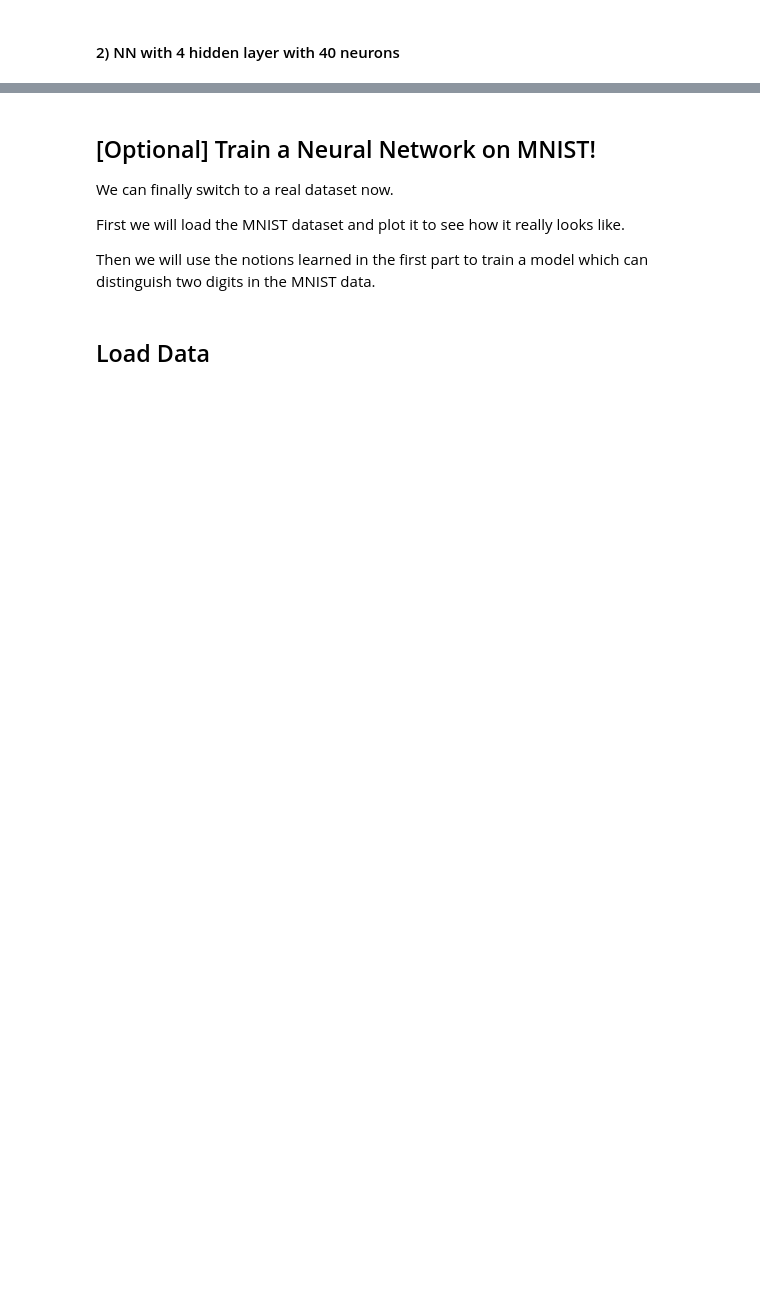
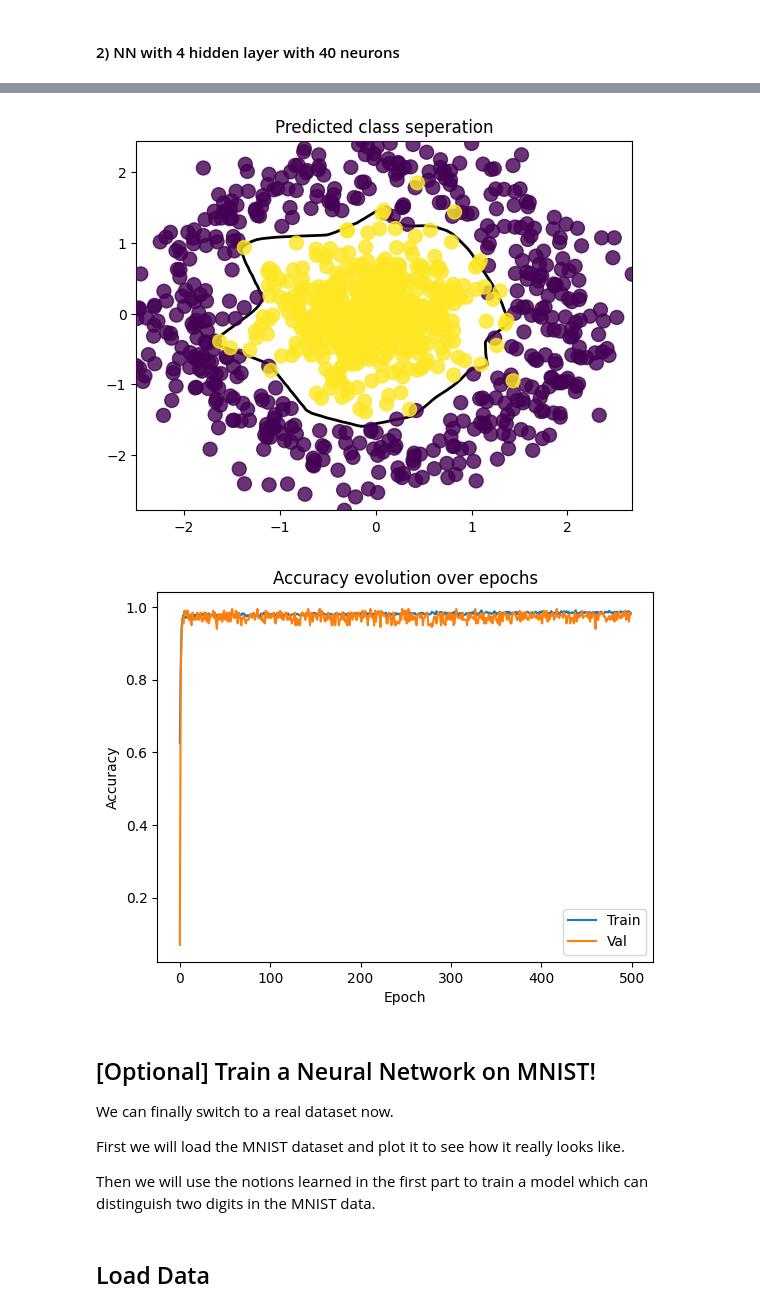
Before and after one commit to mariomine88/Unige_code, a Jupyter notebook: Master/First/ML/lab5/Lab5-NNs.ipynb, the cells around one changed output, grey strips where cells are left out. Saved outputs shown, nothing was run; the diff lists cells and outputs as text; code cells hidden in the pictures; blank space fills up the shorter version.

```diff
--- a/Master/First/ML/lab5/Lab5-NNs.ipynb
+++ b/Master/First/ML/lab5/Lab5-NNs.ipynb
@@ -180,3 +242,34 @@ print(f"Training error: {train_err*100: .2f}%, Test error: {test_err*100: .2f}%"
 #### 2) NN with 4 hidden layer with  40 neurons
 # %%
 # Repeat the previous code but with 4 hidden layers with 40 neurons (in each layer)
+model = Sequential()
+
+# Add layers
+# TODO: Put your code here
+model.add(Dense(40, input_dim=2, activation='relu'))
+model.add(Dense(40, input_dim=40, activation='relu'))
+model.add(Dense(40, input_dim=40, activation='relu'))
+model.add(Dense(40, input_dim=40, activation='relu'))
+model.add(Dense(1, activation='sigmoid'))  # This is the last layer, it should have 1 neuron and the sigmoid activation
+model.compile(
+    optimizer=keras.optimizers.SGD(learning_rate=0.05), # Algorithm used for optimization
+    loss='binary_crossentropy',                         # The loss function
+    metrics=['accuracy'],                               # Metrics to evaluate the goodness of predictions
+)
+
+
+# Fit model
+# TODO: Put your code here
+history = model.fit(
+    Xtr, Ytr,                       # Training data
+    epochs=500,                     # Number of training epochs
+    batch_size=10,                  # Train using mini-batches of 10 samples each
+    validation_split=0.2,           # Split the data using 80% to train and 20% for validation
+)
+
+# Predict and calculate errors
+train_preds = model.predict(Xtr)
+test_preds = model.predict(Xte)
+train_err = calc_err(train_preds, Ytr)
+test_err = calc_err(test_preds, Yte)
+print(f"Training error: {train_err*100: .2f}%, Test error: {test_err*100: .2f}%")
@@ -183,2 +294,7 @@ print(f"Training error: {train_err*100: .2f}%, Test error: {test_err*100: .2f}%"
 # %%
 # Plot separating function
+fig, ax = separatingFLR(Xtr, Ytr, train_preds, model)
+ax.set_title("Predicted class seperation");
+fig, ax = plot_history(history)
+ax.set_title("Accuracy evolution over epochs");
+# %% [output]
@@ -185,3 +302,5 @@ print(f"Training error: {train_err*100: .2f}%, Test error: {test_err*100: .2f}%"
+[figure, added]
+[figure, added]
 # %% [markdown]
 ## [Optional] Train a Neural Network on MNIST!
 
```
Also changed, not shown: parts of 15 cells of this notebook.
